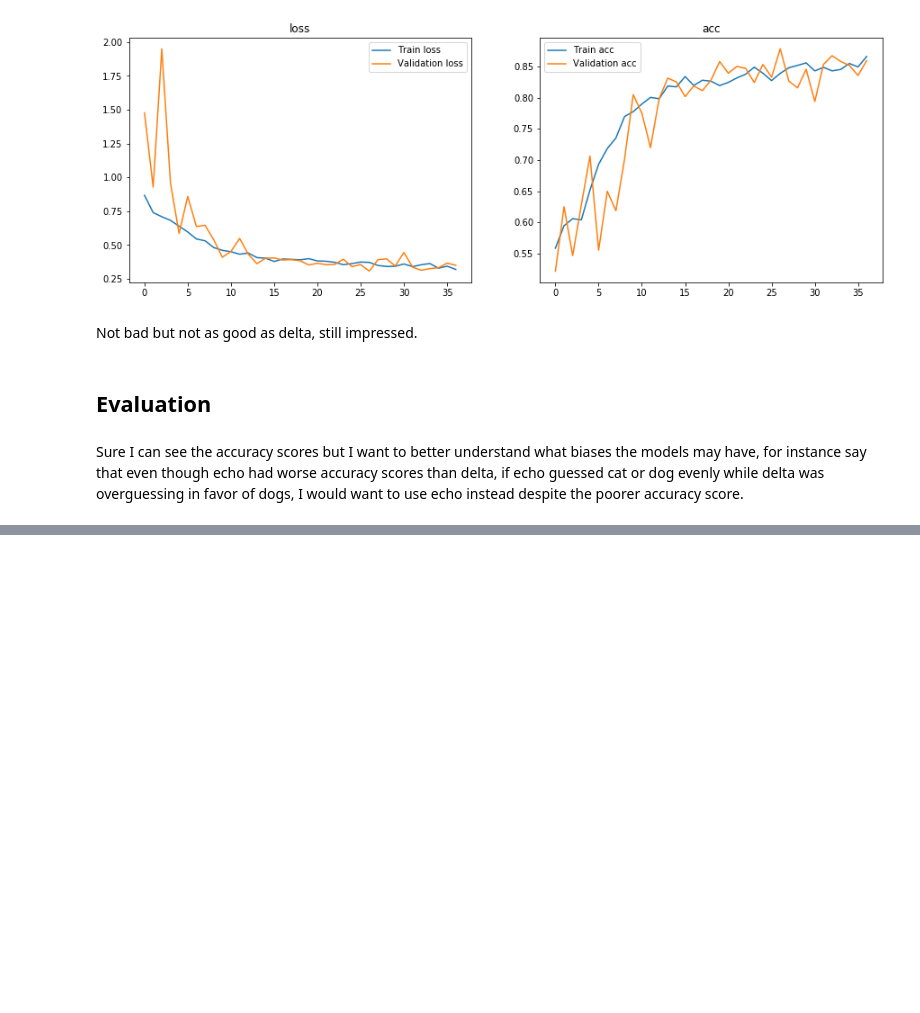
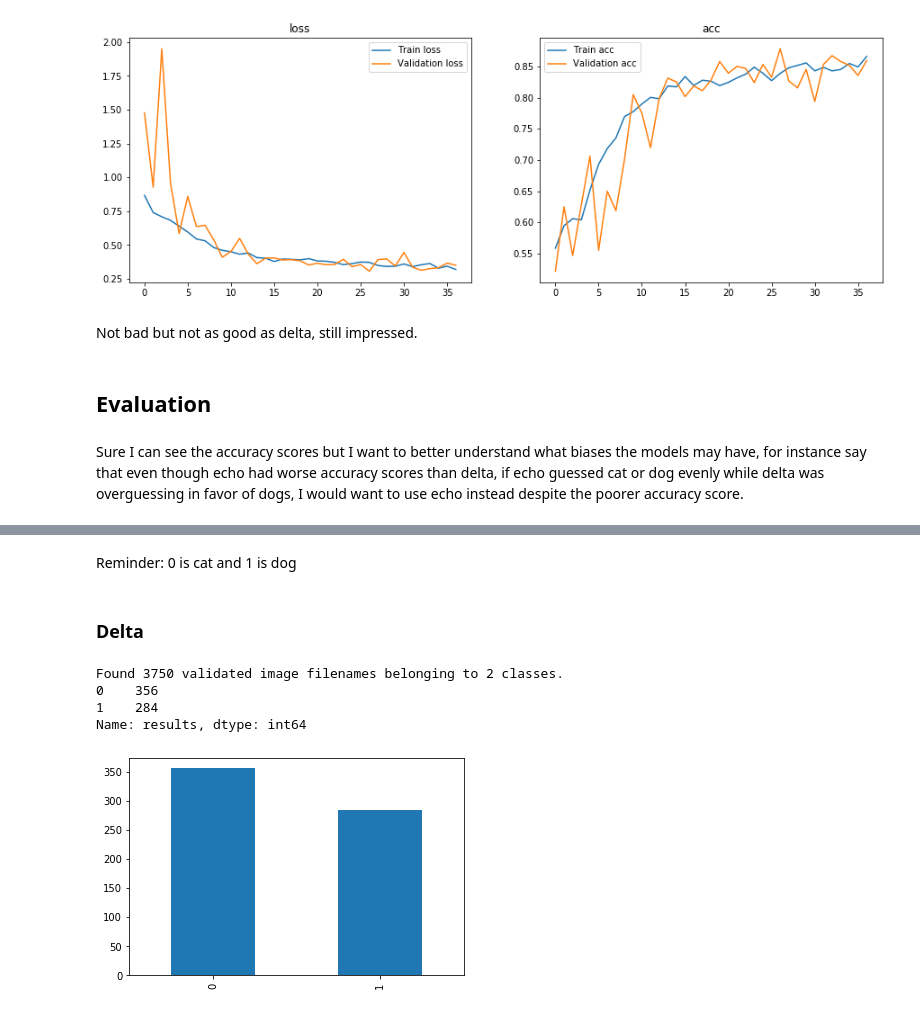
Before and after one commit to Booandlean/cat_or_dog, a Jupyter notebook: Notebooks/Modeling.ipynb, the cells around one changed output, grey strips where cells are left out. Drawn from its saved outputs; the diff is of its cells as text; code cells hidden in the pictures; blank space fills up the shorter version.

```diff
--- a/Notebooks/Modeling.ipynb
+++ b/Notebooks/Modeling.ipynb
@@ -626,0 +659,28 @@ This showdown is going to be between echo, delta, and alpha with the validation
+# %% [markdown]
+Reminder: 0 is cat and 1 is dog
+# %% [markdown]
+### Delta
+# %%
+val_generator = img_gen.flow_from_dataframe(
+    v_t,
+    data_path,
+    x_col = 'filename',
+    y_col = 'label',
+    target_size = img_size, #still 256 x 256 at this point
+    batch_size = batch_size,
+    class_mode ='categorical',
+    color_mode='rgb' #default, but wanted to illustrate difference from last one
+)
+
+
+pred_d = delta.predict_generator(val_generator, steps = 20)
+delta_val_df = pd.DataFrame()
+delta_val_df['results'] = np.argmax(pred_d, axis=-1)
+delta_val_df['results'].value_counts().plot.bar()
+print(delta_val_df['results'].value_counts())
+# %% [output]
+Found 3750 validated image filenames belonging to 2 classes.
+0    356
+1    284
+Name: results, dtype: int64
+[figure, added]
```
Also changed, not shown: parts of 7 cells of this notebook.
